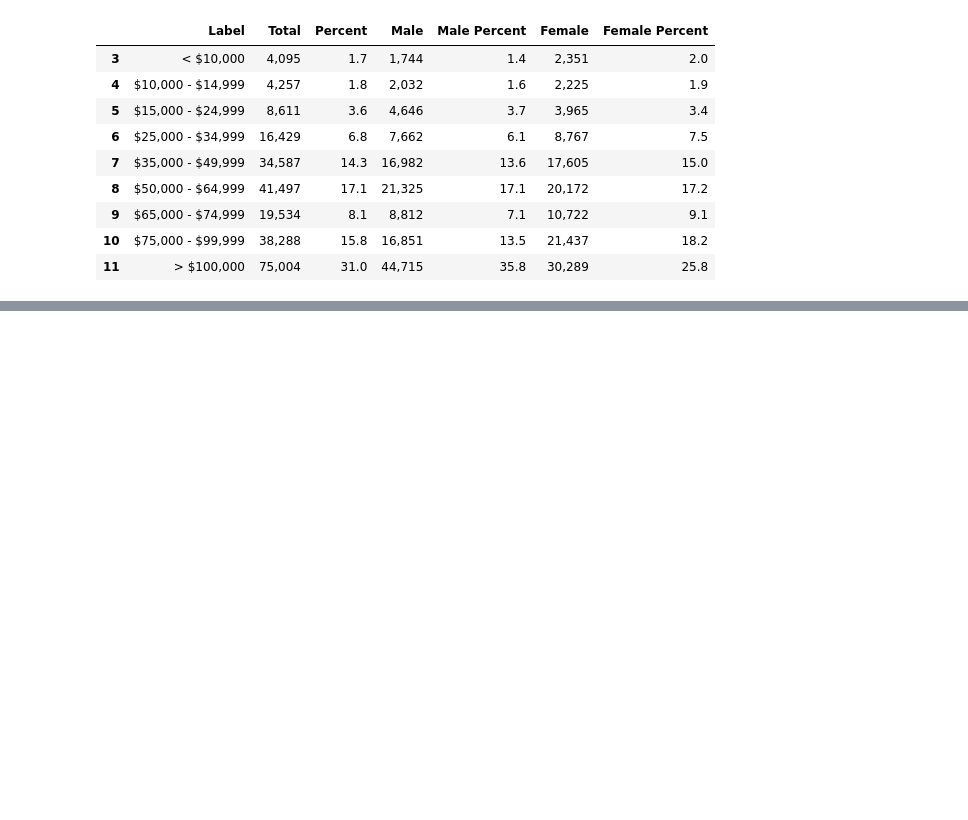
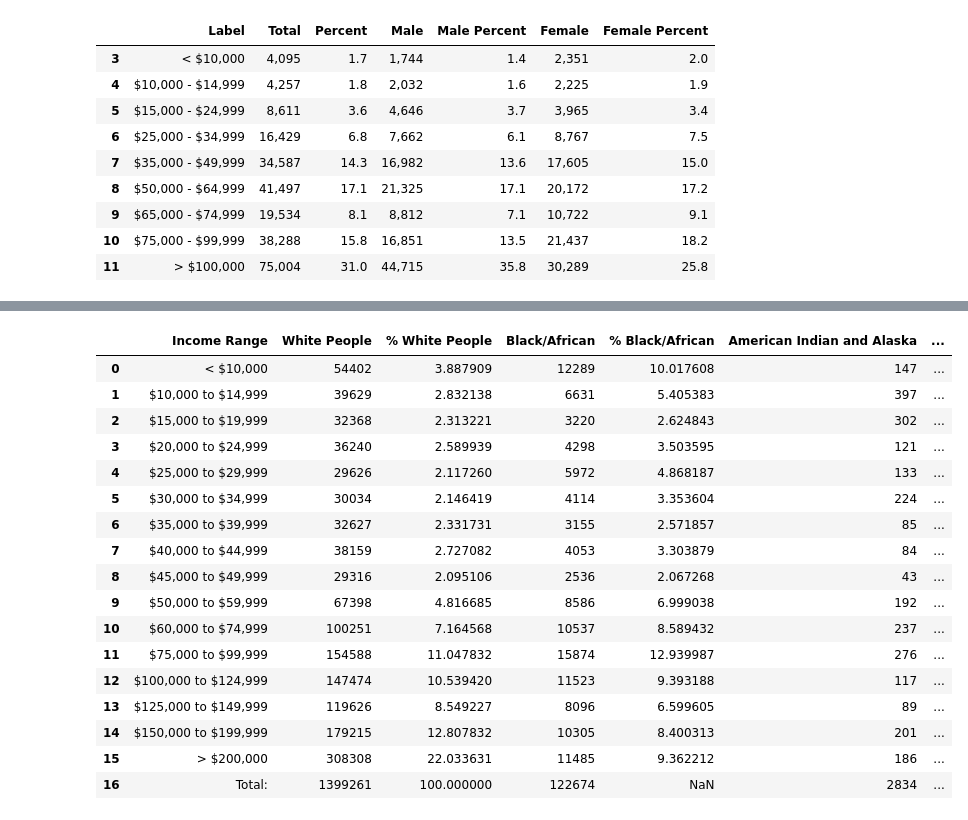
Before and after one commit to BU-Spark/ds-councilor-lara-ubi, a Jupyter notebook: spring23-team-1/deliverables/deliverable2/income_gender_distribution.ipynb, the cells around one changed output, grey strips where cells are left out. Saved outputs shown, nothing was run; the diff lists cells and outputs as text; code cells hidden in the pictures; blank space fills up the shorter version.

```diff
--- a/spring23-team-1/deliverables/deliverable2/income_gender_distribution.ipynb
+++ b/spring23-team-1/deliverables/deliverable2/income_gender_distribution.ipynb
@@ -128,0 +132,24 @@ gender_income_df.plot(x="Label", y=["Male Percent", "Female Percent"], kind="bar
+# %%
+# Read Race vs Income Distribution CSV file
+
+gender_income_df = pd.read_excel('./Race_Income_Distribution.xlsx', sheet_name="Data")
+gender_income_df
+# %% [output]
+|  | Income Range | White People | % White People | Black/African | % Black/African | American Indian and Alaska | ... |
+| 0 | < $10,000 | 54402 | 3.887909 | 12289 | 10.017608 | 147 | ... |
+| 1 | $10,000 to $14,999 | 39629 | 2.832138 | 6631 | 5.405383 | 397 | ... |
+| 2 | $15,000 to $19,999 | 32368 | 2.313221 | 3220 | 2.624843 | 302 | ... |
+| 3 | $20,000 to $24,999 | 36240 | 2.589939 | 4298 | 3.503595 | 121 | ... |
+| 4 | $25,000 to $29,999 | 29626 | 2.117260 | 5972 | 4.868187 | 133 | ... |
+| 5 | $30,000 to $34,999 | 30034 | 2.146419 | 4114 | 3.353604 | 224 | ... |
+| 6 | $35,000 to $39,999 | 32627 | 2.331731 | 3155 | 2.571857 | 85 | ... |
+| 7 | $40,000 to $44,999 | 38159 | 2.727082 | 4053 | 3.303879 | 84 | ... |
+| 8 | $45,000 to $49,999 | 29316 | 2.095106 | 2536 | 2.067268 | 43 | ... |
+| 9 | $50,000 to $59,999 | 67398 | 4.816685 | 8586 | 6.999038 | 192 | ... |
+| 10 | $60,000 to $74,999 | 100251 | 7.164568 | 10537 | 8.589432 | 237 | ... |
+| 11 | $75,000 to $99,999 | 154588 | 11.047832 | 15874 | 12.939987 | 276 | ... |
+| 12 | $100,000 to $124,999 | 147474 | 10.539420 | 11523 | 9.393188 | 117 | ... |
+| 13 | $125,000 to $149,999 | 119626 | 8.549227 | 8096 | 6.599605 | 89 | ... |
+| 14 | $150,000 to $199,999 | 179215 | 12.807832 | 10305 | 8.400313 | 201 | ... |
+| 15 | > $200,000 | 308308 | 22.033631 | 11485 | 9.362212 | 186 | ... |
+| 16 | Total: | 1399261 | 100.000000 | 122674 | NaN | 2834 | ... |
```
Also changed, not shown: parts of 3 cells of this notebook, 1 other file.
